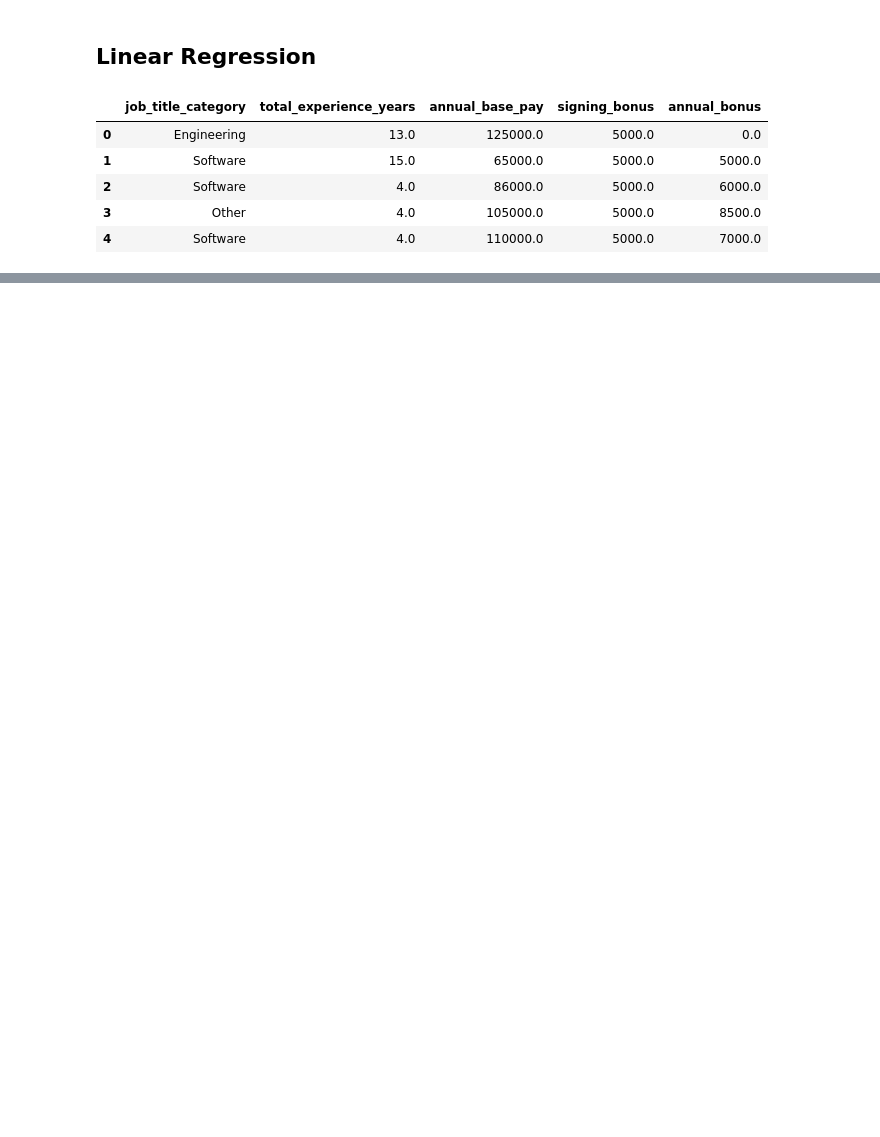
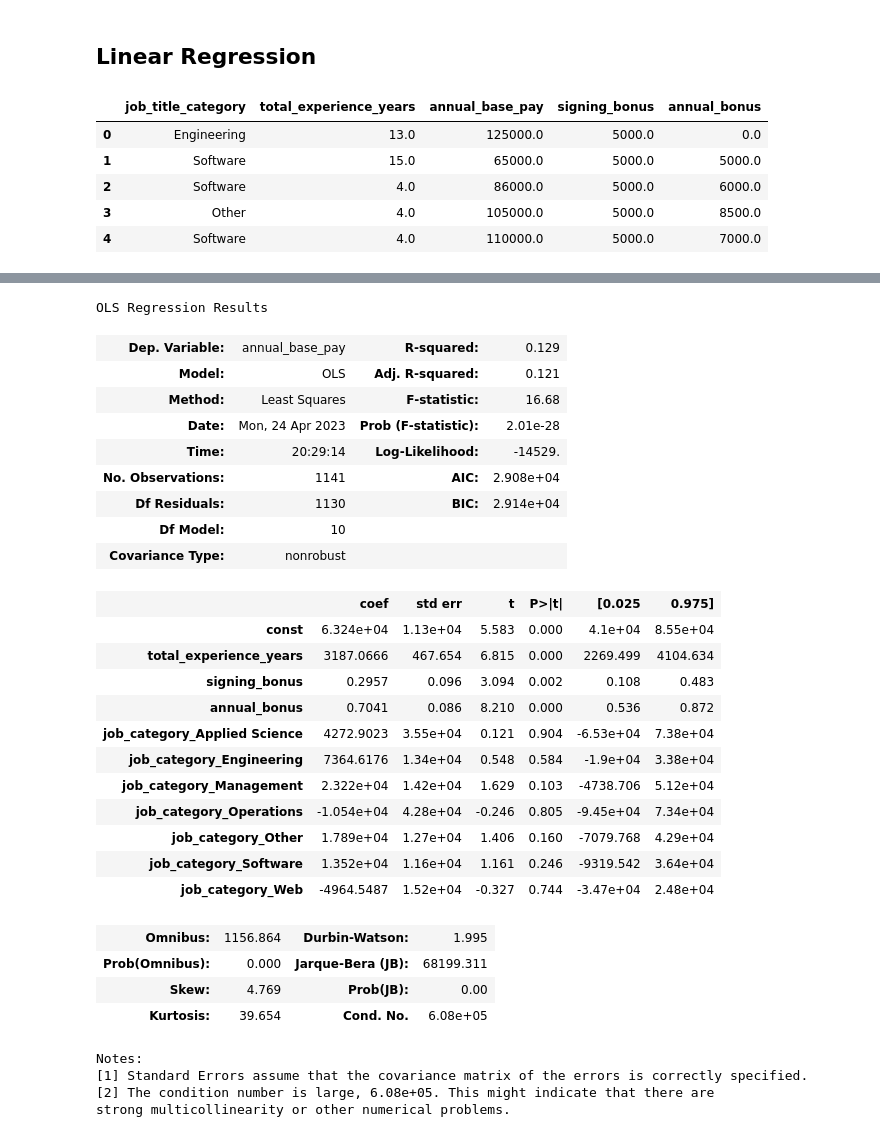
Before and after one commit to cjr200/DATA-4950-Capstone, a Jupyter notebook: DATA-4950-Capstone/notebooks/linear_regression.ipynb, the cells around one changed output, grey strips where cells are left out. Drawn from its saved outputs; the diff is of its cells as text; code cells hidden in the pictures; blank space fills up the shorter version.

```diff
--- a/DATA-4950-Capstone/notebooks/linear_regression.ipynb
+++ b/DATA-4950-Capstone/notebooks/linear_regression.ipynb
@@ -106,2 +108,41 @@ Notes:
 strong multicollinearity problems or that the design matrix is singular.
+# %%
+X_reg = X_reg.drop(['job_category_Data'],axis=1)
+X_reg = sm.add_constant(X_reg)
+
+reg1 = sm.OLS(y_train, X_reg).fit()
+pred = reg1.predict(X_reg)
+
+reg1.summary()
+# %% [output]
+OLS Regression Results
+| Dep. Variable: | annual_base_pay | R-squared: | 0.129 |
+| Model: | OLS | Adj. R-squared: | 0.121 |
+| Method: | Least Squares | F-statistic: | 16.68 |
+| Date: | Mon, 24 Apr 2023 | Prob (F-statistic): | 2.01e-28 |
+| Time: | 20:29:14 | Log-Likelihood: | -14529. |
+| No. Observations: | 1141 | AIC: | 2.908e+04 |
+| Df Residuals: | 1130 | BIC: | 2.914e+04 |
+| Df Model: | 10 |  |  |
+| Covariance Type: | nonrobust |  |  |
+|  | coef | std err | t | P>|t| | [0.025 | 0.975] |
+| const | 6.324e+04 | 1.13e+04 | 5.583 | 0.000 | 4.1e+04 | 8.55e+04 |
+| total_experience_years | 3187.0666 | 467.654 | 6.815 | 0.000 | 2269.499 | 4104.634 |
+| signing_bonus | 0.2957 | 0.096 | 3.094 | 0.002 | 0.108 | 0.483 |
+| annual_bonus | 0.7041 | 0.086 | 8.210 | 0.000 | 0.536 | 0.872 |
+| job_category_Applied Science | 4272.9023 | 3.55e+04 | 0.121 | 0.904 | -6.53e+04 | 7.38e+04 |
+| job_category_Engineering | 7364.6176 | 1.34e+04 | 0.548 | 0.584 | -1.9e+04 | 3.38e+04 |
+| job_category_Management | 2.322e+04 | 1.42e+04 | 1.629 | 0.103 | -4738.706 | 5.12e+04 |
+| job_category_Operations | -1.054e+04 | 4.28e+04 | -0.246 | 0.805 | -9.45e+04 | 7.34e+04 |
+| job_category_Other | 1.789e+04 | 1.27e+04 | 1.406 | 0.160 | -7079.768 | 4.29e+04 |
+| job_category_Software | 1.352e+04 | 1.16e+04 | 1.161 | 0.246 | -9319.542 | 3.64e+04 |
+| job_category_Web | -4964.5487 | 1.52e+04 | -0.327 | 0.744 | -3.47e+04 | 2.48e+04 |
+| Omnibus: | 1156.864 | Durbin-Watson: | 1.995 |
+| Prob(Omnibus): | 0.000 | Jarque-Bera (JB): | 68199.311 |
+| Skew: | 4.769 | Prob(JB): | 0.00 |
+| Kurtosis: | 39.654 | Cond. No. | 6.08e+05 |
+Notes:
+[1] Standard Errors assume that the covariance matrix of the errors is correctly specified.
+[2] The condition number is large, 6.08e+05. This might indicate that there are
+strong multicollinearity or other numerical problems.
 # %%
```
Also changed, not shown: parts of 19 cells of this notebook, 1 other file.
